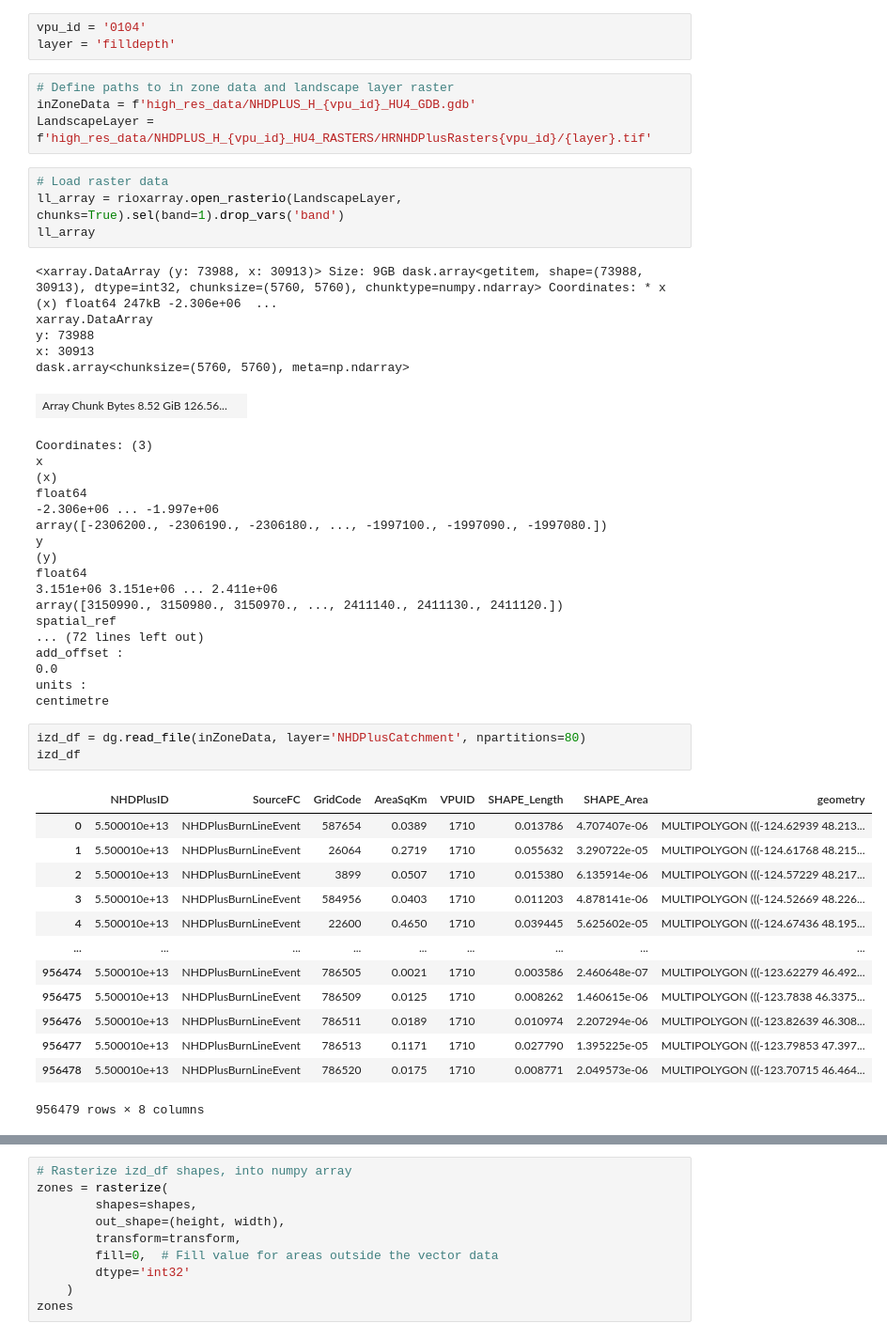
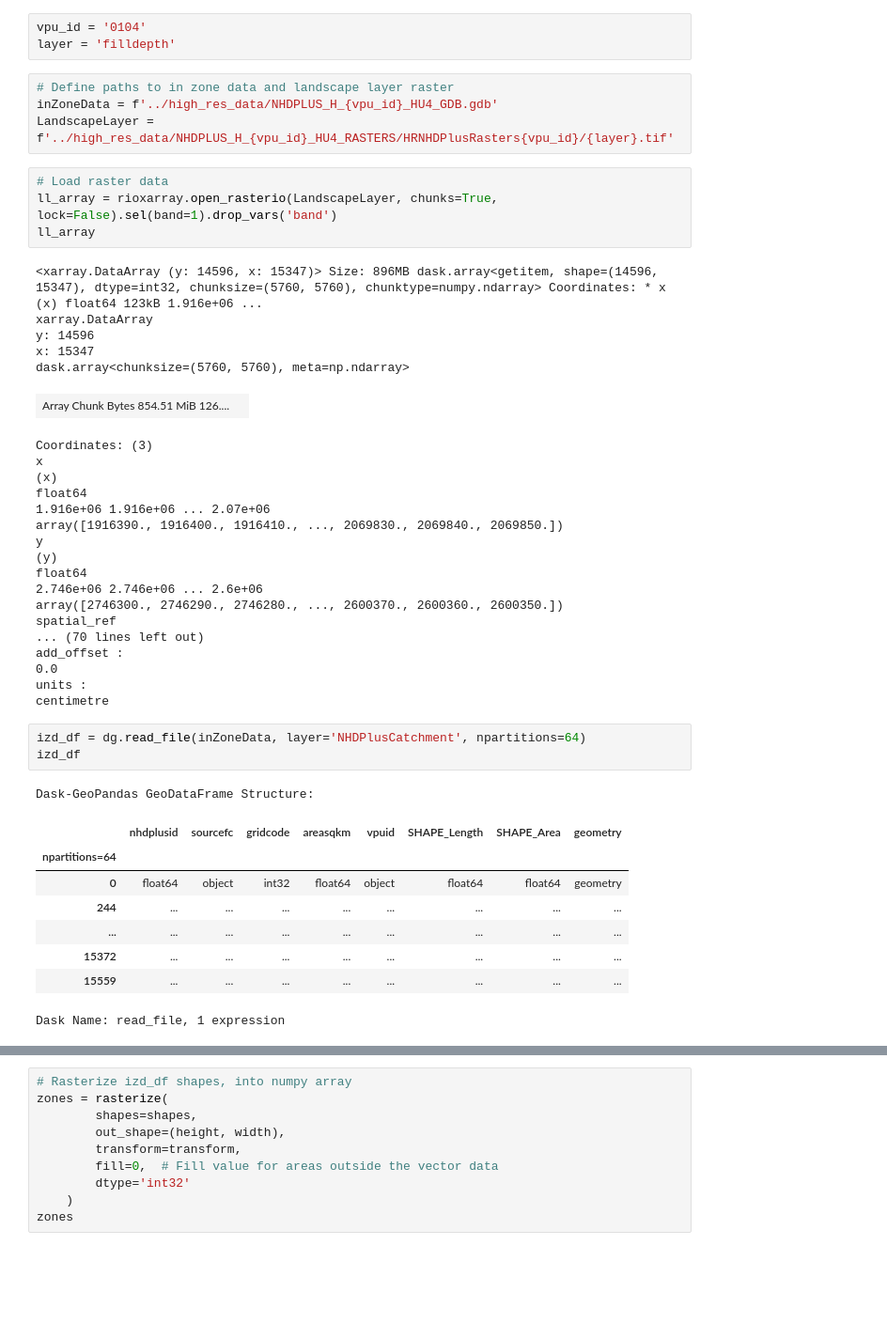
Before and after one commit to USEPA/StreamCat, a Jupyter notebook: benchmarks/high_res_zonal_stats_dask.ipynb, the cells around one changed output, grey strips where cells are left out. Shown at 94% size. Cells and saved outputs as stored; diff of their text form; blank space fills up the shorter version.

Commit message:
Finalizing high res notebooks, dask uses smaller vpu at the moment because of processing difficulities

```diff
--- a/benchmarks/high_res_zonal_stats_dask.ipynb
+++ b/benchmarks/high_res_zonal_stats_dask.ipynb
@@ -19,53 +19,49 @@ vpu_id = '0104'
 layer = 'filldepth'
 # %%
 # Define paths to in zone data and landscape layer raster
-inZoneData = f'high_res_data/NHDPLUS_H_{vpu_id}_HU4_GDB.gdb'
-LandscapeLayer = f'high_res_data/NHDPLUS_H_{vpu_id}_HU4_RASTERS/HRNHDPlusRasters{vpu_id}/{layer}.tif'
+inZoneData = f'../high_res_data/NHDPLUS_H_{vpu_id}_HU4_GDB.gdb'
+LandscapeLayer = f'../high_res_data/NHDPLUS_H_{vpu_id}_HU4_RASTERS/HRNHDPlusRasters{vpu_id}/{layer}.tif'
 # %%
 # Load raster data
-ll_array = rioxarray.open_rasterio(LandscapeLayer, chunks=True).sel(band=1).drop_vars('band')
+ll_array = rioxarray.open_rasterio(LandscapeLayer, chunks=True, lock=False).sel(band=1).drop_vars('band')
 ll_array
 # %% [output]
-<xarray.DataArray (y: 73988, x: 30913)> Size: 9GB dask.array<getitem, shape=(73988, 30913), dtype=int32, chunksize=(5760, 5760), chunktype=numpy.ndarray> Coordinates: * x (x) float64 247kB -2.306e+06  ...
+<xarray.DataArray (y: 14596, x: 15347)> Size: 896MB dask.array<getitem, shape=(14596, 15347), dtype=int32, chunksize=(5760, 5760), chunktype=numpy.ndarray> Coordinates: * x (x) float64 123kB 1.916e+06 ...
 xarray.DataArray
-y: 73988
-x: 30913
+y: 14596
+x: 15347
 dask.array<chunksize=(5760, 5760), meta=np.ndarray>
-| Array Chunk Bytes 8.52 GiB 126.56... |  |
+| Array Chunk Bytes 854.51 MiB 126.... |  |
 Coordinates: (3)
 x
 (x)
 float64
--2.306e+06 ... -1.997e+06
-array([-2306200., -2306190., -2306180., ..., -1997100., -1997090., -1997080.])
+1.916e+06 1.916e+06 ... 2.07e+06
+array([1916390., 1916400., 1916410., ..., 2069830., 2069840., 2069850.])
 y
 (y)
 float64
-3.151e+06 3.151e+06 ... 2.411e+06
-array([3150990., 3150980., 3150970., ..., 2411140., 2411130., 2411120.])
+2.746e+06 2.746e+06 ... 2.6e+06
+array([2746300., 2746290., 2746280., ..., 2600370., 2600360., 2600350.])
 spatial_ref
-... (72 lines left out)
+... (70 lines left out)
 add_offset :
 0.0
 units :
 centimetre
 # %%
-izd_df = dg.read_file(inZoneData, layer='NHDPlusCatchment', npartitions=80)
+izd_df = dg.read_file(inZoneData, layer='NHDPlusCatchment', npartitions=64)
 izd_df
 # %% [output]
+Dask-GeoPandas GeoDataFrame Structure:
-|  | NHDPlusID | SourceFC | GridCode | AreaSqKm | VPUID | SHAPE_Length | SHAPE_Area | geometry |
-| 0 | 5.500010e+13 | NHDPlusBurnLineEvent | 587654 | 0.0389 | 1710 | 0.013786 | 4.707407e-06 | MULTIPOLYGON (((-124.62939 48.213... |
-| 1 | 5.500010e+13 | NHDPlusBurnLineEvent | 26064 | 0.2719 | 1710 | 0.055632 | 3.290722e-05 | MULTIPOLYGON (((-124.61768 48.215... |
-| 2 | 5.500010e+13 | NHDPlusBurnLineEvent | 3899 | 0.0507 | 1710 | 0.015380 | 6.135914e-06 | MULTIPOLYGON (((-124.57229 48.217... |
-| 3 | 5.500010e+13 | NHDPlusBurnLineEvent | 584956 | 0.0403 | 1710 | 0.011203 | 4.878141e-06 | MULTIPOLYGON (((-124.52669 48.226... |
-| 4 | 5.500010e+13 | NHDPlusBurnLineEvent | 22600 | 0.4650 | 1710 | 0.039445 | 5.625602e-05 | MULTIPOLYGON (((-124.67436 48.195... |
+|  | nhdplusid | sourcefc | gridcode | areasqkm | vpuid | SHAPE_Length | SHAPE_Area | geometry |
+| npartitions=64 |  |  |  |  |  |  |  |  |
+| 0 | float64 | object | int32 | float64 | object | float64 | float64 | geometry |
+| 244 | ... | ... | ... | ... | ... | ... | ... | ... |
 | ... | ... | ... | ... | ... | ... | ... | ... | ... |
-| 956474 | 5.500010e+13 | NHDPlusBurnLineEvent | 786505 | 0.0021 | 1710 | 0.003586 | 2.460648e-07 | MULTIPOLYGON (((-123.62279 46.492... |
-| 956475 | 5.500010e+13 | NHDPlusBurnLineEvent | 786509 | 0.0125 | 1710 | 0.008262 | 1.460615e-06 | MULTIPOLYGON (((-123.7838 46.3375... |
-| 956476 | 5.500010e+13 | NHDPlusBurnLineEvent | 786511 | 0.0189 | 1710 | 0.010974 | 2.207294e-06 | MULTIPOLYGON (((-123.82639 46.308... |
-| 956477 | 5.500010e+13 | NHDPlusBurnLineEvent | 786513 | 0.1171 | 1710 | 0.027790 | 1.395225e-05 | MULTIPOLYGON (((-123.79853 47.397... |
-| 956478 | 5.500010e+13 | NHDPlusBurnLineEvent | 786520 | 0.0175 | 1710 | 0.008771 | 2.049573e-06 | MULTIPOLYGON (((-123.70715 46.464... |
+| 15372 | ... | ... | ... | ... | ... | ... | ... | ... |
+| 15559 | ... | ... | ... | ... | ... | ... | ... | ... |
-956479 rows × 8 columns
+Dask Name: read_file, 1 expression
 # %%
 # Convert vector gdf to raster data form
 # vector data = izd_df
```
Also changed, not shown: parts of 8 cells of this notebook, 1 other file.
